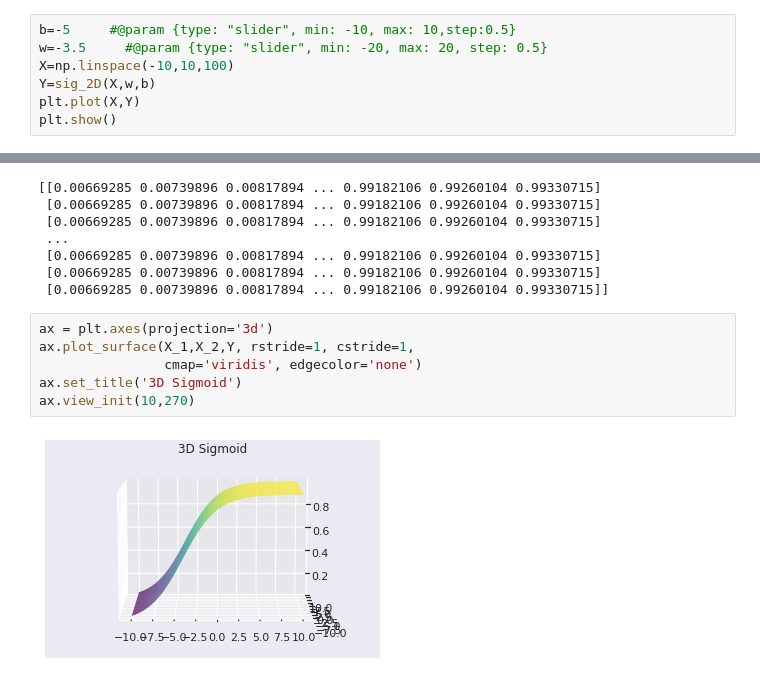
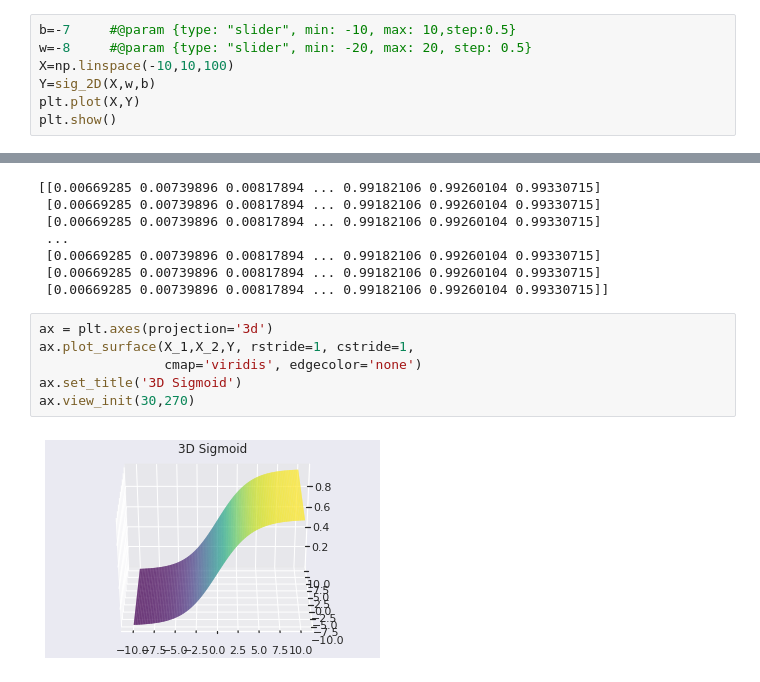
Before and after one commit to aryadeo/NEURAL_NETWORK_BASICS, a Jupyter notebook: Sigmoid_Neuron/Sigmoid_Neuron.ipynb, the cells around one changed output, grey strips where cells are left out. Drawn from its saved outputs; the diff is of its cells as text.

```diff
--- a/Sigmoid_Neuron/Sigmoid_Neuron.ipynb
+++ b/Sigmoid_Neuron/Sigmoid_Neuron.ipynb
@@ -20,8 +20,8 @@ sig_2D(1,2,2)
 # %% [output]
 0.9820137900379085
 # %%
-b=-5     #@param {type: "slider", min: -10, max: 10,step:0.5}
-w=-3.5     #@param {type: "slider", min: -20, max: 20, step: 0.5}
+b=-7     #@param {type: "slider", min: -10, max: 10,step:0.5}
+w=-8     #@param {type: "slider", min: -20, max: 20, step: 0.5}
 X=np.linspace(-10,10,100)
 Y=sig_2D(X,w,b)
 plt.plot(X,Y)
@@ -98,8 +98,8 @@ print(Y)
 # %%
 ax = plt.axes(projection='3d')
 ax.plot_surface(X_1,X_2,Y, rstride=1, cstride=1,
                 cmap='viridis', edgecolor='none')
 ax.set_title('3D Sigmoid')
-ax.view_init(10,270)
+ax.view_init(30,270)
 # %% [output]
-[figure, old version]
+[figure, new version]
```
Also changed, not shown: parts of 8 cells of this notebook.
